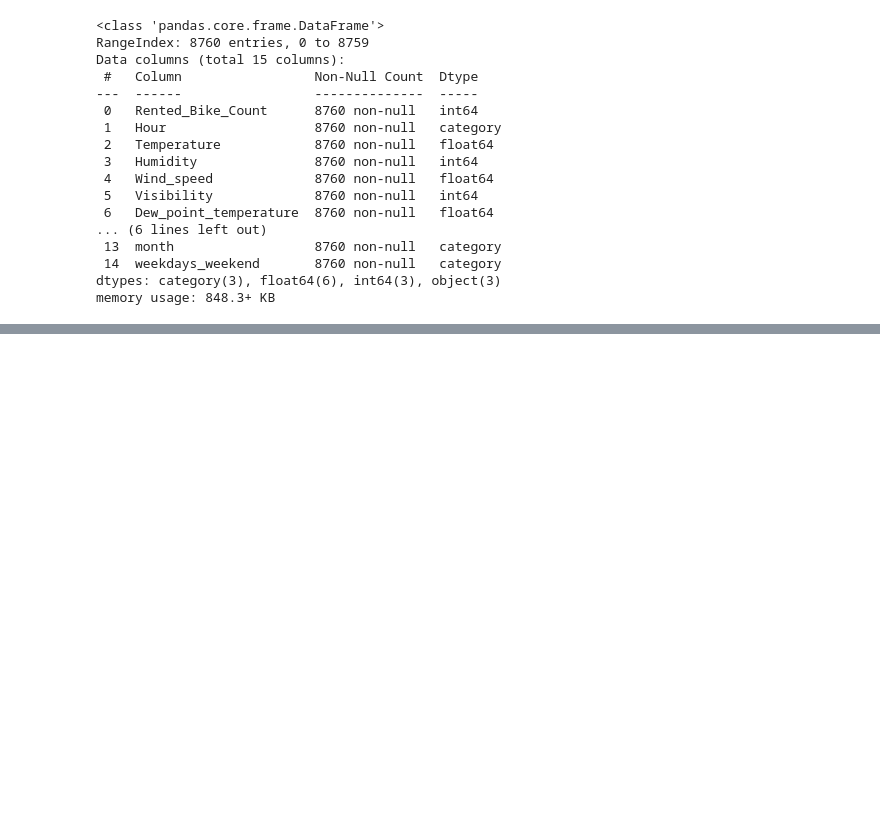
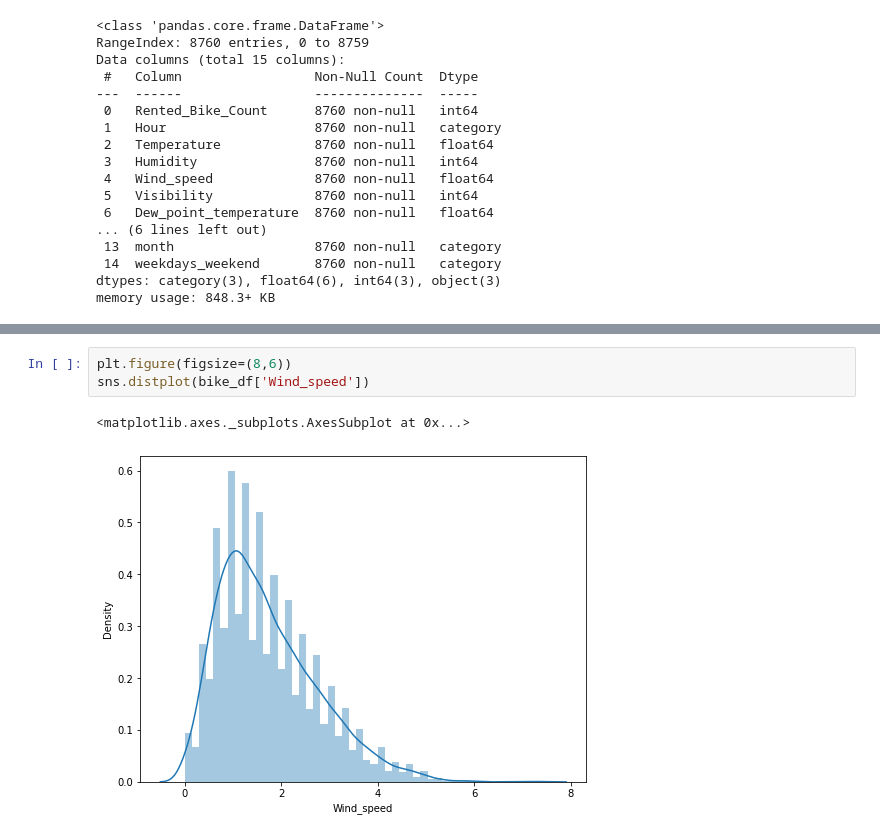
Before and after one commit to vivvvek24/Bike-Sharing-Demand-Prediction, a Jupyter notebook: Copy_of_Bike_Sharing_Demand_Prediction_Capstone_Project.ipynb, the cells around one changed output, grey strips where cells are left out. Cells and saved outputs as stored; diff of their text form; blank space fills up the shorter version.

```diff
--- a/Copy_of_Bike_Sharing_Demand_Prediction_Capstone_Project.ipynb
+++ b/Copy_of_Bike_Sharing_Demand_Prediction_Capstone_Project.ipynb
@@ -331,0 +373,6 @@ ax.set(title='Count of Rented bikes based on  Holiday ')
+# %%
+plt.figure(figsize=(8,6))
+sns.distplot(bike_df['Wind_speed'])
+# %% [output]
+<matplotlib.axes._subplots.AxesSubplot at 0x...>
+[figure, added]
```
Also changed, not shown: parts of 23 cells of this notebook.
